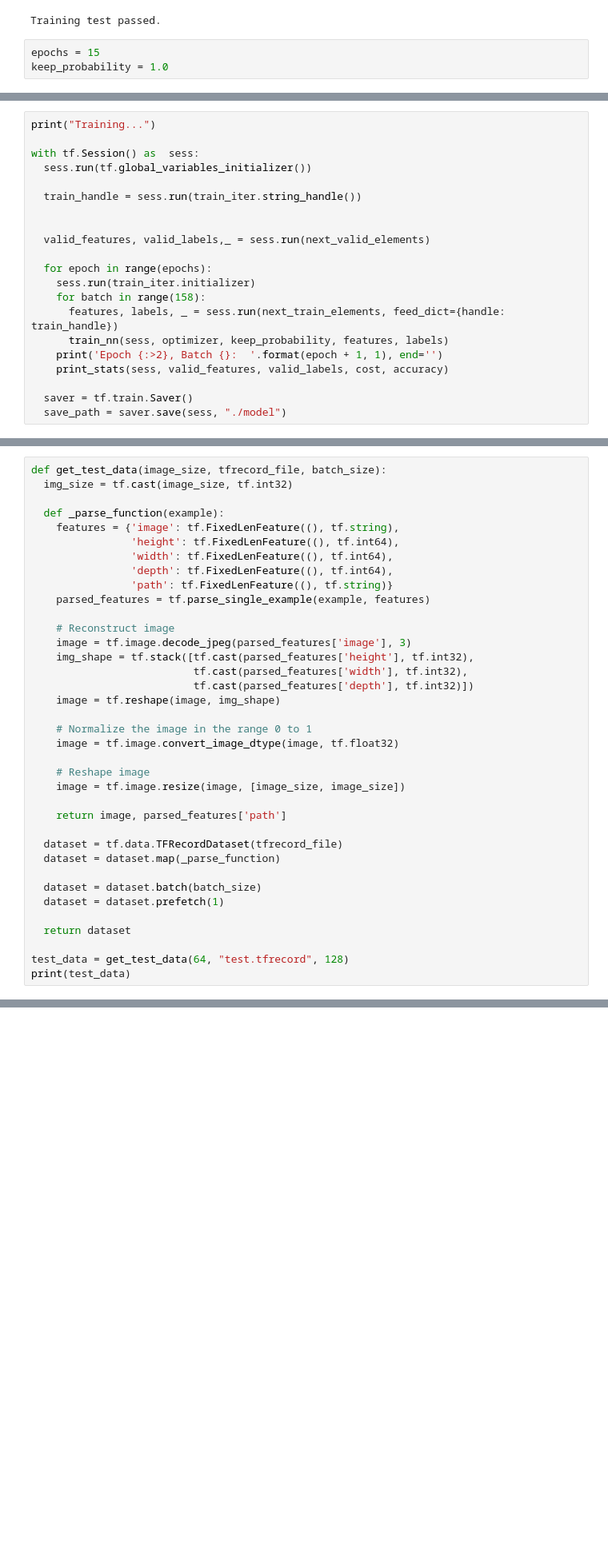
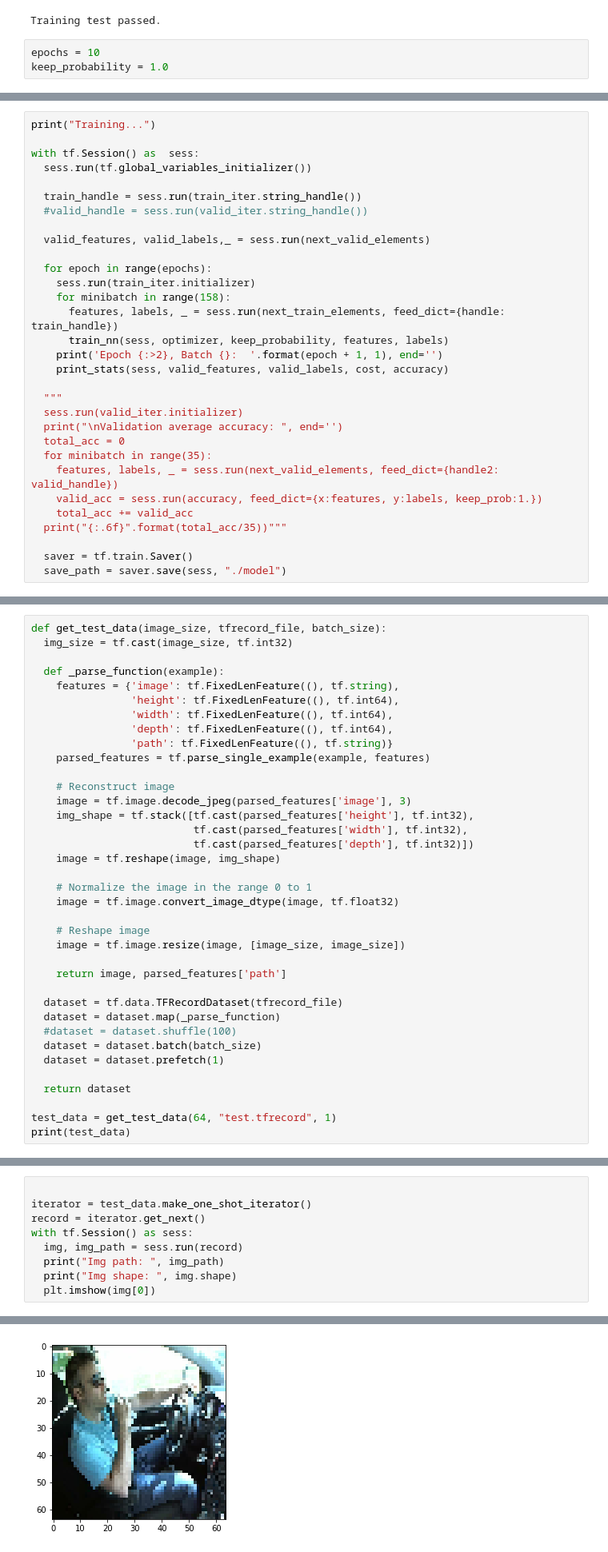
Before and after one commit to betogaona7/Distracted_Driver_Dectection, a Jupyter notebook: Distracted.ipynb, the cells around one changed output, grey strips where cells are left out. Shown: that part at 80% size. Saved outputs shown, nothing was run; the diff lists cells and outputs as text; blank space fills up the shorter version.

```diff
--- a/Distracted.ipynb
+++ b/Distracted.ipynb
@@ -427,7 +438,7 @@ test_train_nn(train_nn)
 # %% [output]
 Training test passed.
 # %%
-epochs = 15
+epochs = 10
 keep_probability = 1.0
 # %%
 print("Checking training on a single mini batch... ")
@@ -458,18 +466,28 @@ with tf.Session() as  sess:
   sess.run(tf.global_variables_initializer())
 
   train_handle = sess.run(train_iter.string_handle())
-
+  #valid_handle = sess.run(valid_iter.string_handle())
 
   valid_features, valid_labels,_ = sess.run(next_valid_elements)
 
   for epoch in range(epochs):
     sess.run(train_iter.initializer)
-    for batch in range(158):
+    for minibatch in range(158):
       features, labels, _ = sess.run(next_train_elements, feed_dict={handle: train_handle})
       train_nn(sess, optimizer, keep_probability, features, labels)
     print('Epoch {:>2}, Batch {}:  '.format(epoch + 1, 1), end='')
     print_stats(sess, valid_features, valid_labels, cost, accuracy)
 
+  """
+  sess.run(valid_iter.initializer)
+  print("\nValidation average accuracy: ", end='')
+  total_acc = 0
+  for minibatch in range(35):
+    features, labels, _ = sess.run(next_valid_elements, feed_dict={handle2: valid_handle})
+    valid_acc = sess.run(accuracy, feed_dict={x:features, y:labels, keep_prob:1.})
+    total_acc += valid_acc
+  print("{:.6f}".format(total_acc/35))"""
+
   saver = tf.train.Saver()
   save_path = saver.save(sess, "./model")
 # %% [output]
@@ -527,12 +537,12 @@ def get_test_data(image_size, tfrecord_file, batch_size):
 
   dataset = tf.data.TFRecordDataset(tfrecord_file)
   dataset = dataset.map(_parse_function)
-
+  #dataset = dataset.shuffle(100)
   dataset = dataset.batch(batch_size)
   dataset = dataset.prefetch(1)
 
   return dataset
 
-test_data = get_test_data(64, "test.tfrecord", 128)
+test_data = get_test_data(64, "test.tfrecord", 1)
 print(test_data)
 # %% [output]
@@ -539,0 +550,10 @@ print(test_data)
+# %%
+
+iterator = test_data.make_one_shot_iterator()
+record = iterator.get_next()
+with tf.Session() as sess:
+  img, img_path = sess.run(record)
+  print("Img path: ", img_path)
+  print("Img shape: ", img.shape)
+  plt.imshow(img[0])
+# %% [output]
@@ -539,0 +562 @@ print(test_data)
+[figure, added]
```
Also changed, not shown: parts of 18 cells of this notebook.
